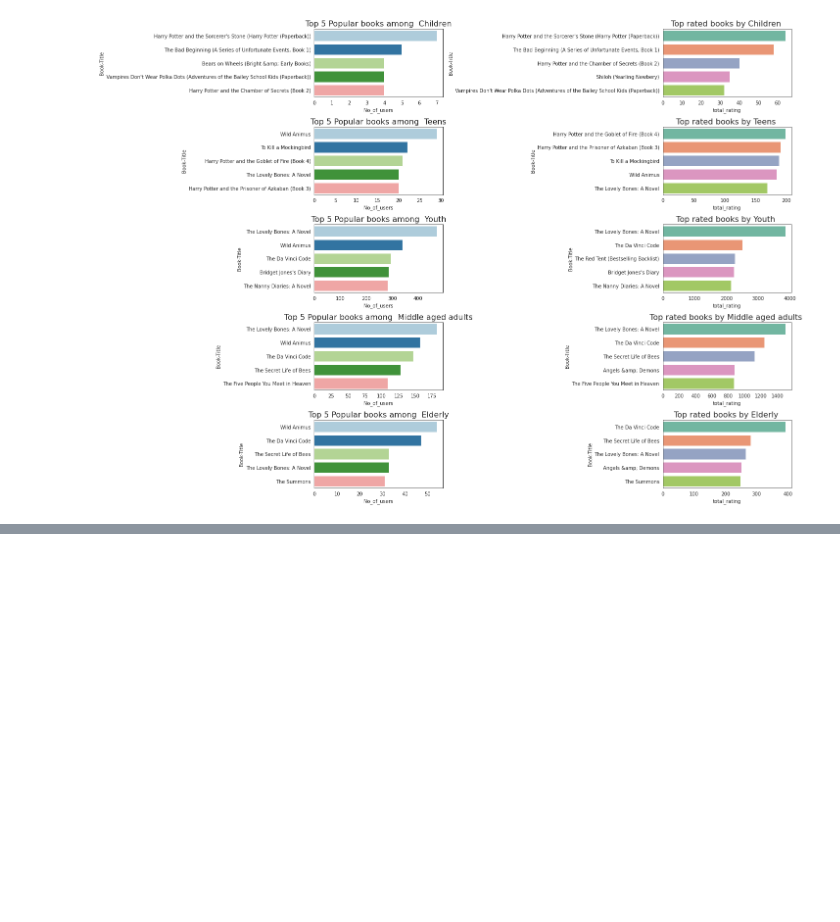
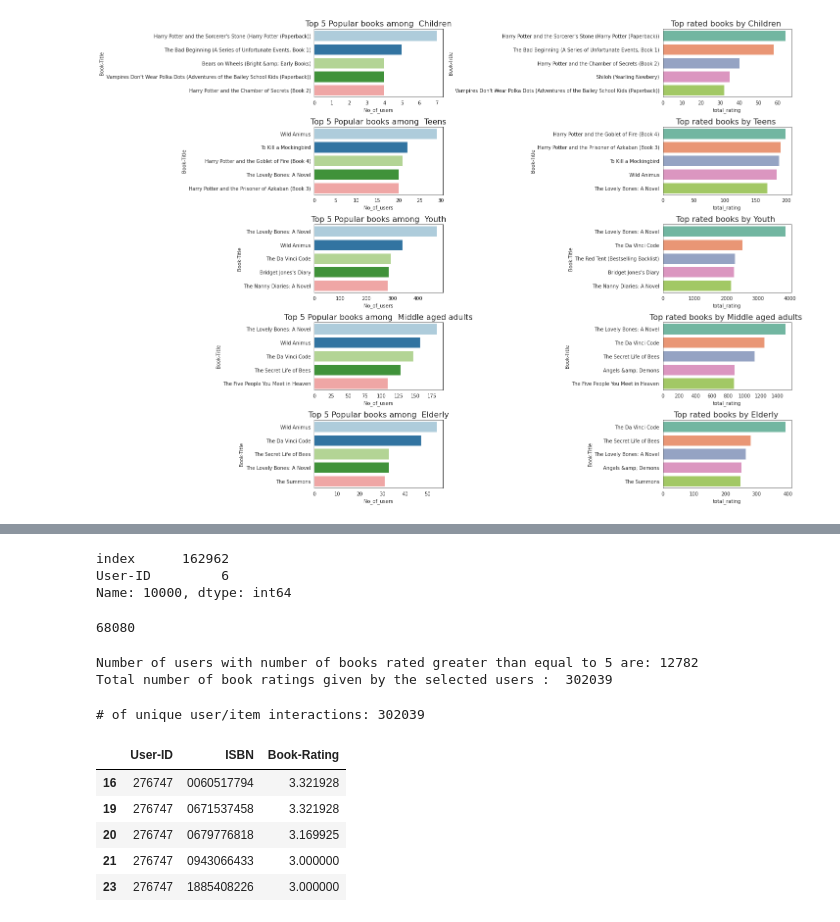
Before and after one commit to RadhikaRM/Bookrecommendersystem, a Jupyter notebook: Book_Recommender_System.ipynb, the cells around one changed output, grey strips where cells are left out. Cells and saved outputs as stored; diff of their text form; code cells hidden in the pictures; blank space fills up the shorter version.

```diff
--- a/Book_Recommender_System.ipynb
+++ b/Book_Recommender_System.ipynb
@@ -914,0 +935,27 @@ from IPython.display import Image, HTML   #Displaying images
+# %%
+sp=explicit_rating['User-ID'].value_counts().reset_index()
+sp.iloc[10000]
+# %% [output]
+index      162962
+User-ID         6
+Name: 10000, dtype: int64
+# %%
+explicit_rating['User-ID'].nunique()
+# %% [output]
+68080
+# %%
+# we kept running into memory issues, so decided to reduce some data by filtering things out
+# focusing on users with atleast 5 ratings and top 10% most frequently rated books
+required_ratings = 5
+
+user = explicit_rating['User-ID'].value_counts()
+user_list = user[user >= required_ratings].index.to_list()
+filter_df = explicit_rating[explicit_rating['User-ID'].isin(user_list)]
+
+print('Number of users with number of books rated greater than equal to 5 are: {}'.format(len(user_list)))
+print('Total number of book ratings given by the selected users : ',len(filter_df))
+# %% [output]
+Number of users with number of books rated greater than equal to 5 are: 12782
+Total number of book ratings given by the selected users :  302039
+# %%
+interactions_full_df = filter_df.copy()
@@ -914,0 +964,15 @@ from IPython.display import Image, HTML   #Displaying images
+# %%
+def smooth_user_preference(x):
+    '''Function to smooth column'''
+    return math.log(1+x, 2)
+#applying function
+interactions_full_df["Book-Rating"]= interactions_full_df["Book-Rating"].apply(smooth_user_preference)
+interactions_full_df.head()
+# %% [output]
+# of unique user/item interactions: 302039
+|  | User-ID | ISBN | Book-Rating |
+| 16 | 276747 | 0060517794 | 3.321928 |
+| 19 | 276747 | 0671537458 | 3.321928 |
+| 20 | 276747 | 0679776818 | 3.169925 |
+| 21 | 276747 | 0943066433 | 3.000000 |
+| 23 | 276747 | 1885408226 | 3.000000 |
```
Also changed, not shown: parts of 48 cells of this notebook.
